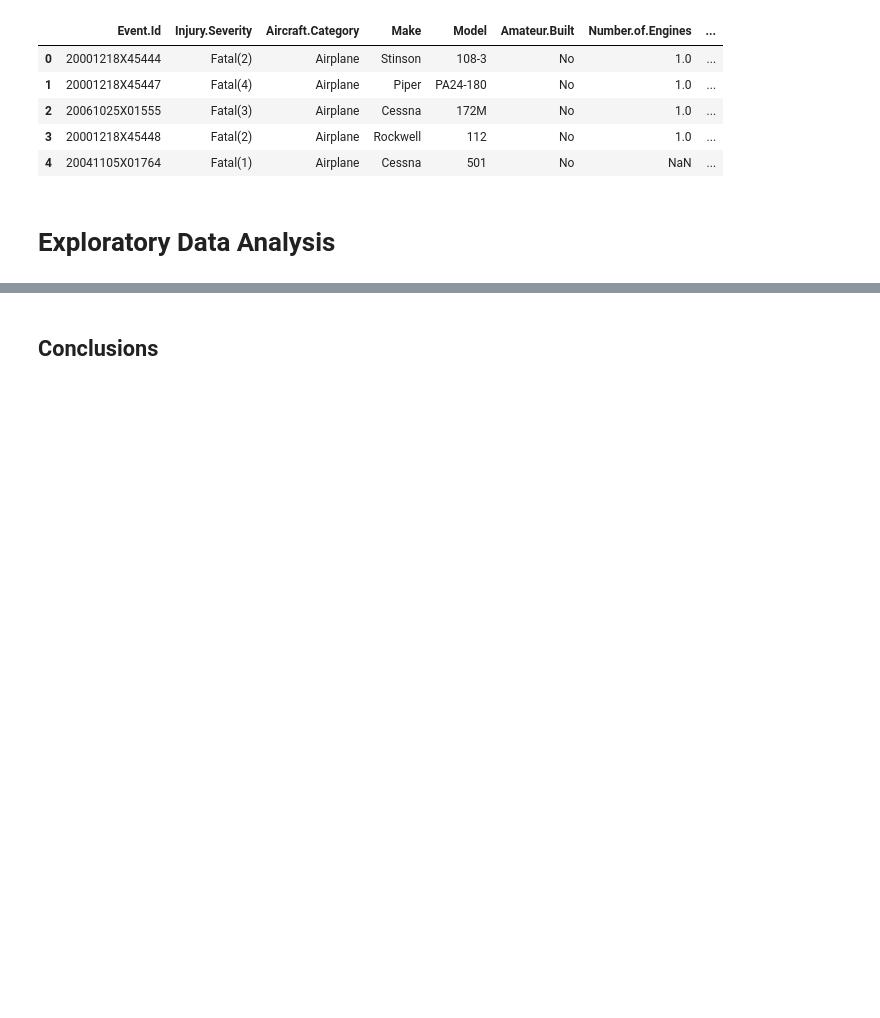
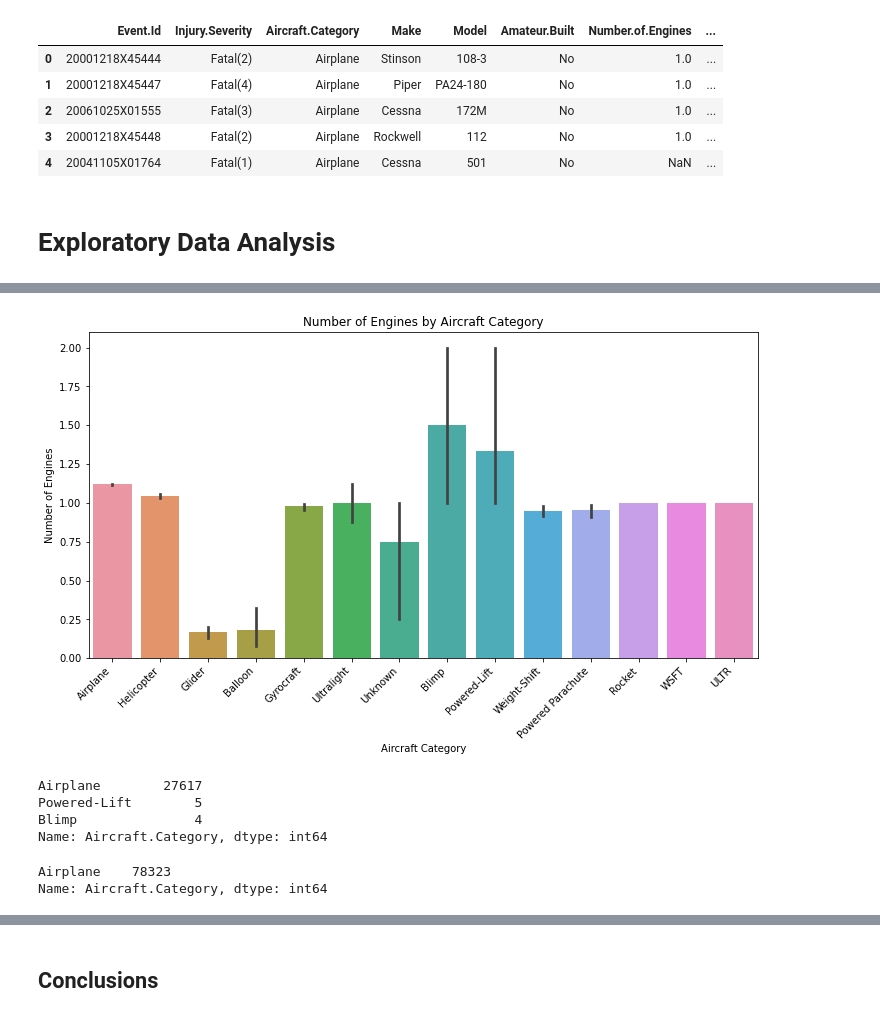
Before and after one commit to justinnllee/Aircraft_Safety_Analysis, a Jupyter notebook: notebook.ipynb, the cells around one changed output, grey strips where cells are left out. Drawn from its saved outputs; the diff is of its cells as text; code cells hidden in the pictures; blank space fills up the shorter version.

```diff
--- a/notebook.ipynb
+++ b/notebook.ipynb
@@ -223,0 +197,39 @@ Weight-Shift         161     67.0  0.416149
+# %%
+#First convert NaN values from Number of Engines to 1
+df_us['Number.of.Engines'] = df_us['Number.of.Engines'].fillna(1.0)
+# %%
+#Plot number of engines per aircraft category
+plt.figure(figsize=(12, 6))
+
+sns.barplot(x='Aircraft.Category', y='Number.of.Engines', data=df_us)
+
+plt.title('Number of Engines by Aircraft Category')
+plt.xlabel('Aircraft Category')
+plt.ylabel('Number of Engines')
+
+plt.xticks(rotation=45, ha='right')
+
+plt.show()
+# %% [output]
+[figure, added]
+# %%
+#Showing count of top 3 categories of number of engines per Airplane, Blimp and Powered-Lift.
+#Airplanes are a better sample size, so we will select Airplanes.
+top3 = ['Airplane', 'Blimp', 'Powered-Lift']
+
+category_counts = df[df['Aircraft.Category'].isin(top3)]['Aircraft.Category'].value_counts()
+
+print(category_counts)
+# %% [output]
+Airplane        27617
+Powered-Lift        5
+Blimp               4
+Name: Aircraft.Category, dtype: int64
+# %%
+#It is clear that Powered-Lifts and Blimps do not have a large enough sample size compared to Airplanes.
+#Now lets create a new dataframe to make our ratio calculations easier.
+df_airplanes = df_us[df_us['Aircraft.Category'] == 'Airplane']
+df_airplanes['Aircraft.Category'].value_counts()
+# %% [output]
+Airplane    78323
+Name: Aircraft.Category, dtype: int64
```
Also changed, not shown: parts of 9 cells of this notebook.
